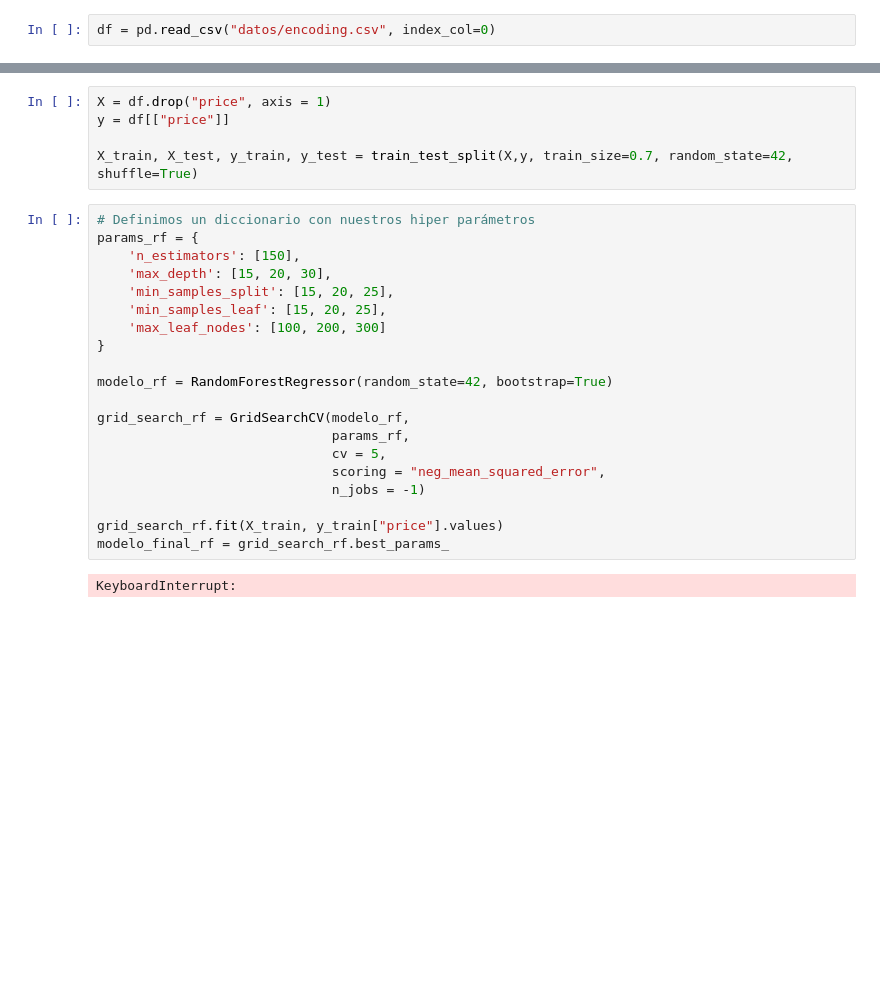
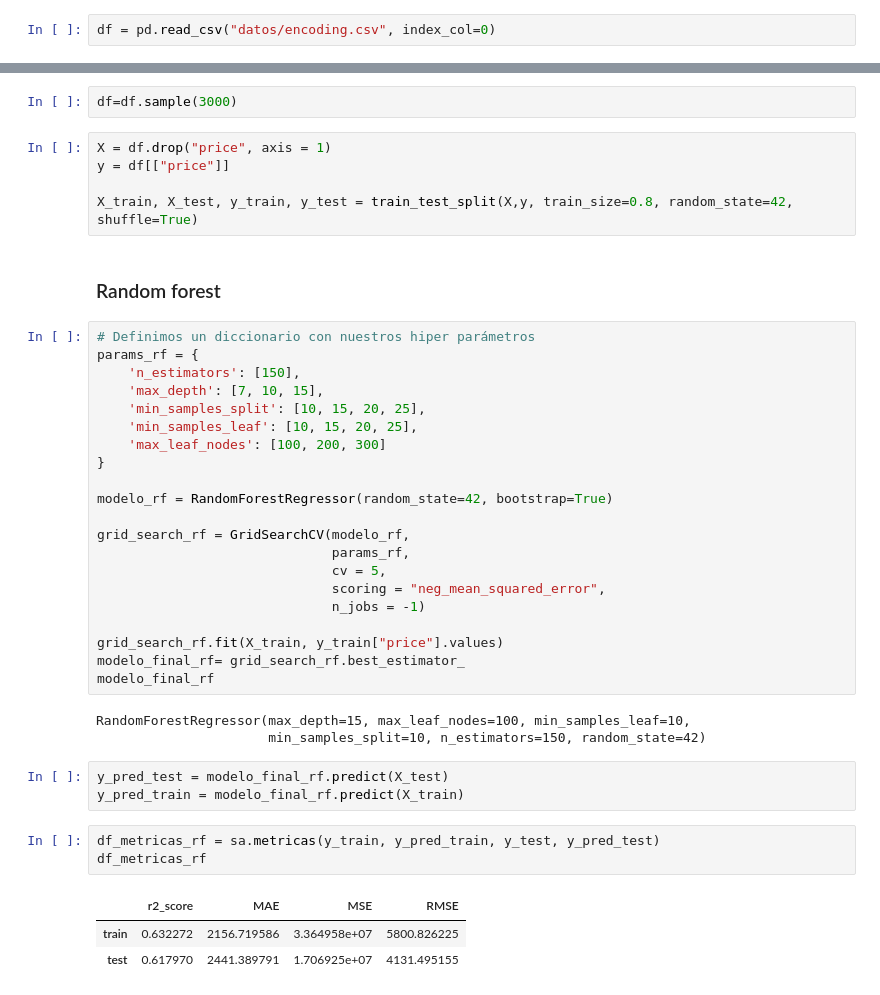
Before and after one commit to Rcm89/laboratorio-modulo7-leccion01-eda-nulos, a Jupyter notebook: laboratorio-modulo8-lecion03-ensamble.ipynb, the cells around one changed output, grey strips where cells are left out. Cells and saved outputs as stored; diff of their text form; blank space fills up the shorter version.

```diff
--- a/laboratorio-modulo8-lecion03-ensamble.ipynb
+++ b/laboratorio-modulo8-lecion03-ensamble.ipynb
@@ -39,15 +45,19 @@ df = pd.read_csv("datos/encoding.csv", index_col=0)
+# %%
+df=df.sample(3000)
 # %%
 X = df.drop("price", axis = 1)
 y = df[["price"]]
 
-X_train, X_test, y_train, y_test = train_test_split(X,y, train_size=0.7, random_state=42, shuffle=True)
+X_train, X_test, y_train, y_test = train_test_split(X,y, train_size=0.8, random_state=42, shuffle=True)
+# %% [markdown]
+### Random forest
 # %%
 # Definimos un diccionario con nuestros hiper parámetros
 params_rf = {
     'n_estimators': [150],
-    'max_depth': [15, 20, 30],
-    'min_samples_split': [15, 20, 25],
-    'min_samples_leaf': [15, 20, 25],
+    'max_depth': [7, 10, 15],
+    'min_samples_split': [10, 15, 20, 25],
+    'min_samples_leaf': [10, 15, 20, 25],
     'max_leaf_nodes': [100, 200, 300]
 }
 
@@ -60,6 +70,18 @@ grid_search_rf = GridSearchCV(modelo_rf,
                               n_jobs = -1)
 
 grid_search_rf.fit(X_train, y_train["price"].values)
-modelo_final_rf = grid_search_rf.best_params_
+modelo_final_rf= grid_search_rf.best_estimator_
+modelo_final_rf
 # %% [output]
-KeyboardInterrupt:
+RandomForestRegressor(max_depth=15, max_leaf_nodes=100, min_samples_leaf=10,
+                      min_samples_split=10, n_estimators=150, random_state=42)
+# %%
+y_pred_test = modelo_final_rf.predict(X_test)
+y_pred_train = modelo_final_rf.predict(X_train)
+# %%
+df_metricas_rf = sa.metricas(y_train, y_pred_train, y_test, y_pred_test)
+df_metricas_rf
+# %% [output]
+|  | r2_score | MAE | MSE | RMSE |
+| train | 0.632272 | 2156.719586 | 3.364958e+07 | 5800.826225 |
+| test | 0.617970 | 2441.389791 | 1.706925e+07 | 4131.495155 |
```
Also changed, not shown: parts of 16 cells of this notebook, 9 other files.
